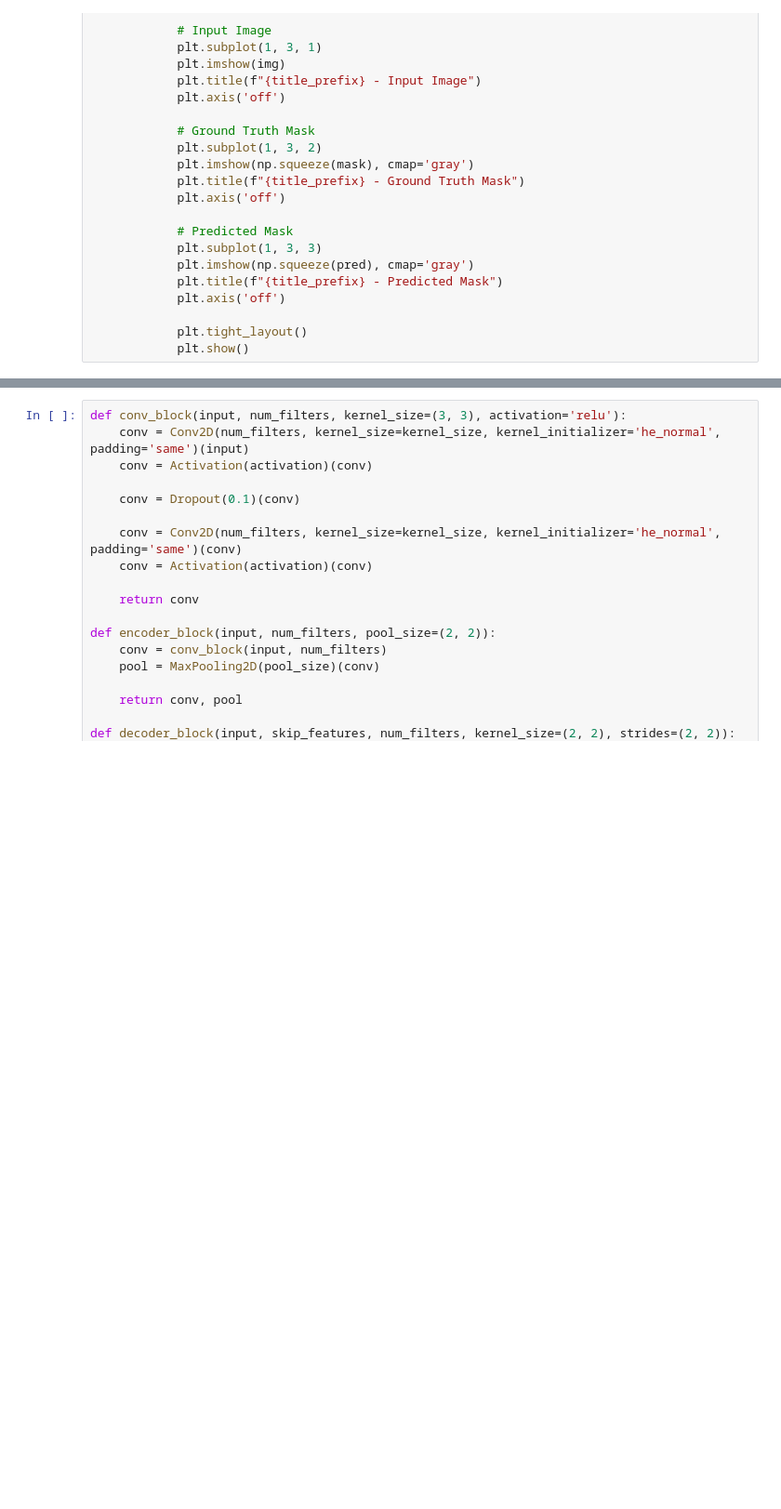
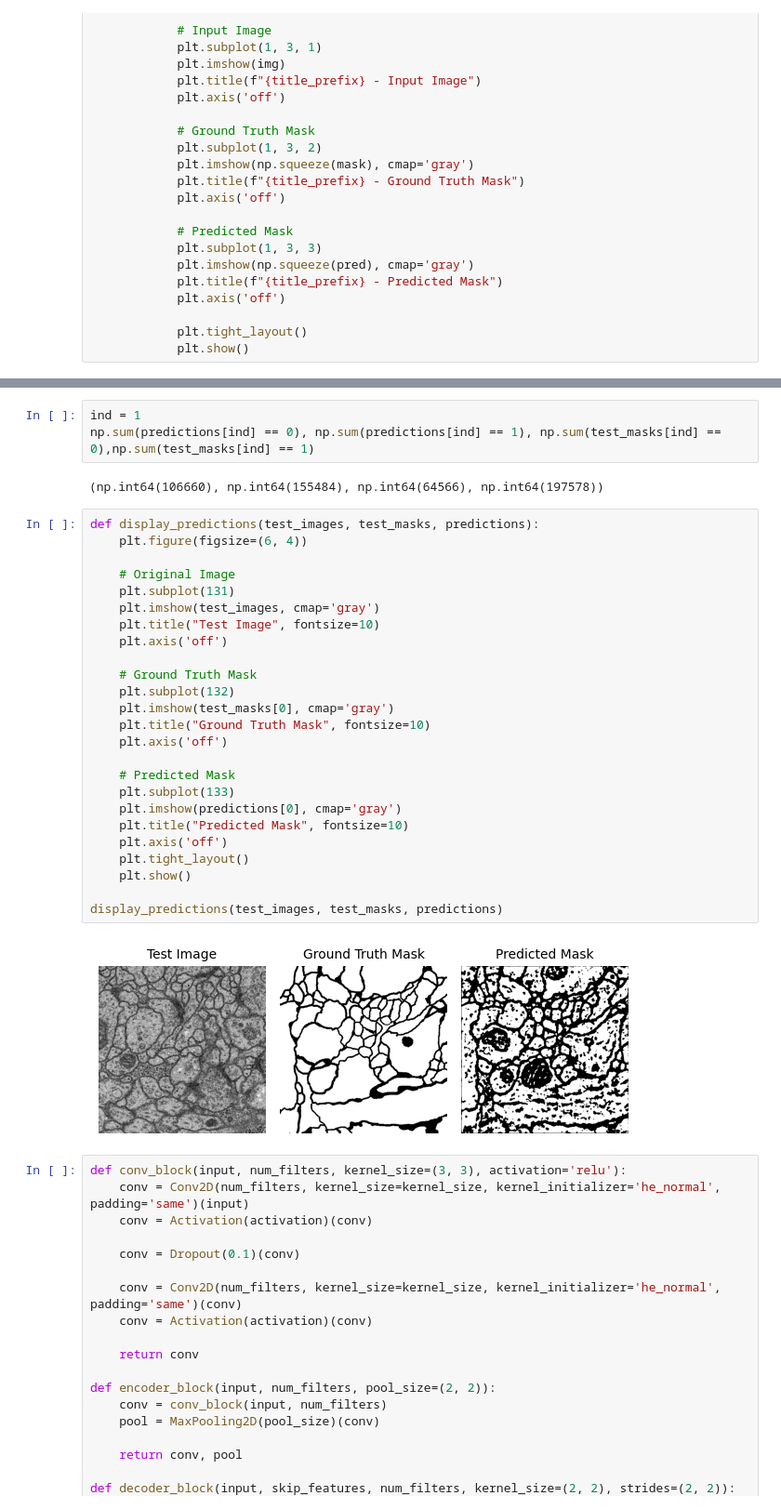
Before and after one commit to RezaSaadatyar/Medical-Image-Processing, a Jupyter notebook: Code/02_unet.ipynb, the cells around one changed output, grey strips where cells are left out. Shown at 93% size. Cells and saved outputs as stored; diff of their text form; blank space fills up the shorter version.

```diff
--- a/Code/02_unet.ipynb
+++ b/Code/02_unet.ipynb
@@ -909,3 +974,35 @@ plot_test_results(results)
+# %%
+ind = 1
+np.sum(predictions[ind] == 0), np.sum(predictions[ind] == 1), np.sum(test_masks[ind] == 0),np.sum(test_masks[ind] == 1)
+# %% [output]
+(np.int64(106660), np.int64(155484), np.int64(64566), np.int64(197578))
+# %%
+def display_predictions(test_images, test_masks, predictions):
+    plt.figure(figsize=(6, 4))
+
+    # Original Image
+    plt.subplot(131)
+    plt.imshow(test_images, cmap='gray')
+    plt.title("Test Image", fontsize=10)
+    plt.axis('off')
+
+    # Ground Truth Mask
+    plt.subplot(132)
+    plt.imshow(test_masks[0], cmap='gray')
+    plt.title("Ground Truth Mask", fontsize=10)
+    plt.axis('off')
+
+    # Predicted Mask
+    plt.subplot(133)
+    plt.imshow(predictions[0], cmap='gray')
+    plt.title("Predicted Mask", fontsize=10)
+    plt.axis('off')
+    plt.tight_layout()
+    plt.show()
+
+display_predictions(test_images, test_masks, predictions)
+# %% [output]
+[figure, added]
 # %%
 def conv_block(input, num_filters, kernel_size=(3, 3), activation='relu'):
     conv = Conv2D(num_filters, kernel_size=kernel_size, kernel_initializer='he_normal', padding='same')(input)
```
Also changed, not shown: parts of 21 cells of this notebook, 4 other files.
